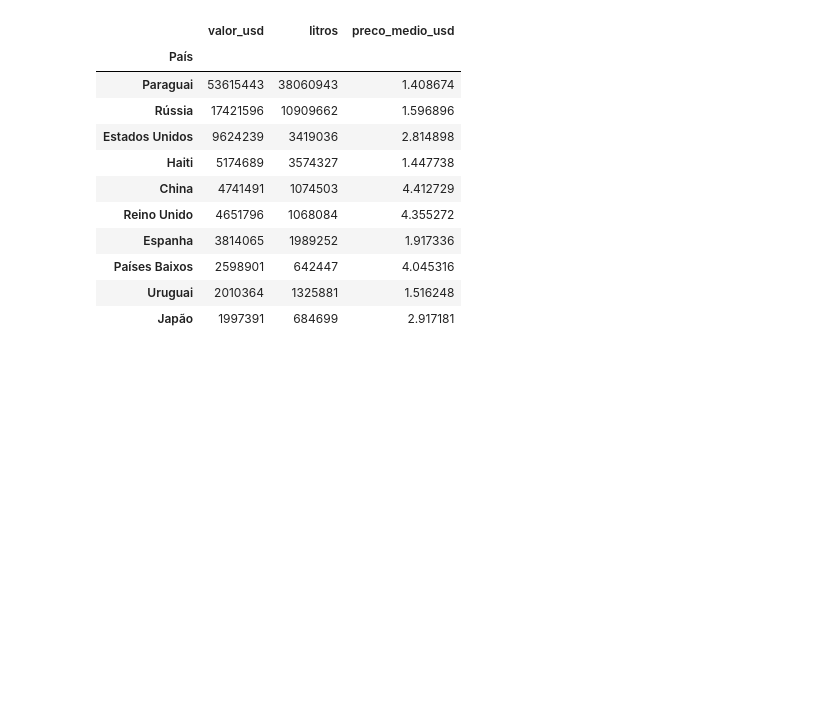
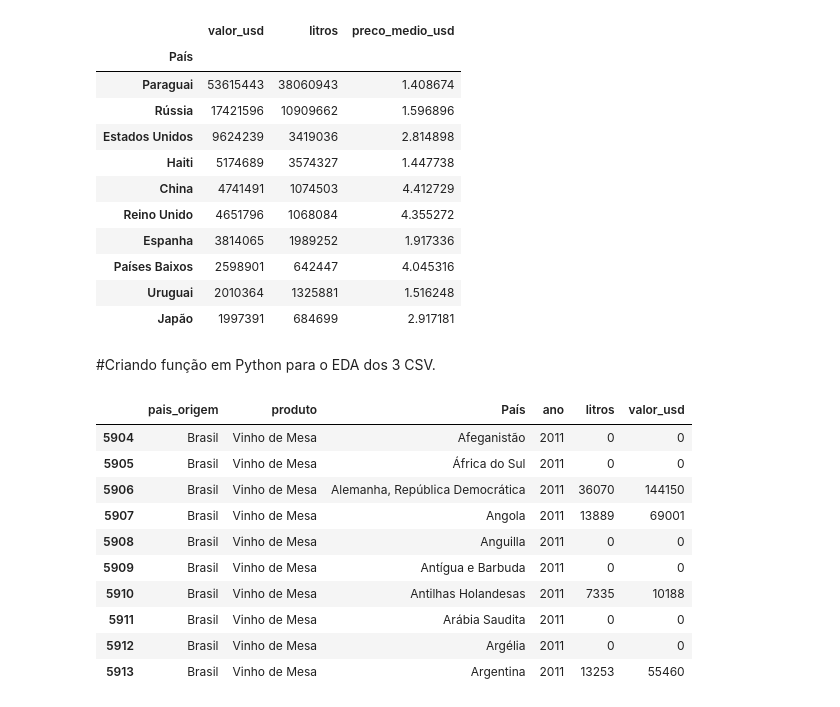
Before and after one commit to gilzeraz/brazil-wine-exports-analysis, a Jupyter notebook: notebooks/wine_exports_analysis.ipynb, the cells around one changed output. Saved outputs shown, nothing was run; the diff lists cells and outputs as text; code cells hidden in the pictures; blank space fills up the shorter version.

Commit message:
feat: função preparar_dados e consolidação dos 4 produtos em df_total

```diff
--- a/notebooks/wine_exports_analysis.ipynb
+++ b/notebooks/wine_exports_analysis.ipynb
@@ -220,3 +220,54 @@ resumo_pais.head(10)
 | Países Baixos | 2598901 | 642447 | 4.045316 |
 | Uruguai | 2010364 | 1325881 | 1.516248 |
 | Japão | 1997391 | 684699 | 2.917181 |
+# %% [markdown]
+#Criando função em Python para o EDA dos 3 CSV.
+# %%
+def preparar_dados(caminho, produto):
+    df = pd.read_csv(caminho, sep='\t')
+
+    cols_litros = []
+    for coluna in df.columns:
+        if '.' not in coluna and coluna != 'Id' and coluna != 'País':
+            cols_litros.append(coluna)
+
+    cols_valor = []
+    for coluna in df.columns:
+        if '.' in coluna:
+            cols_valor.append(coluna)
+
+    df_litros = df.melt(id_vars='País', value_vars=cols_litros, var_name='ano', value_name='litros')
+
+    df_valor = df.melt(id_vars='País', value_vars=cols_valor, var_name='ano', value_name='valor_usd')
+    df_valor['ano'] = df_valor['ano'].str.replace('.1', '', regex=False)
+
+    df_long = df_litros.merge(df_valor, on=['País', 'ano'])
+    df_long['ano'] = df_long['ano'].astype(int)
+
+    df_long.insert(0, 'pais_origem', 'Brasil')
+    df_long.insert(1, 'produto', produto)
+
+    df_long = df_long[df_long['ano'] >= df_long['ano'].max() - 14]
+
+    return df_long
+# %%
+df_vinho = preparar_dados('/content/ExpVinho.csv', 'Vinho de Mesa')
+df_espumantes = preparar_dados('/content/ExpEspumantes.csv', 'Espumante')
+df_suco = preparar_dados('/content/ExpSuco.csv', 'Suco de Uva')
+df_uvas = preparar_dados('/content/ExpUva.csv', 'Uvas Frescas')
+# %%
+df_total = pd.concat([df_vinho, df_espumantes, df_suco, df_uvas], axis=0)
+# %%
+df_total.head(10)
+# %% [output]
+|  | pais_origem | produto | País | ano | litros | valor_usd |
+| 5904 | Brasil | Vinho de Mesa | Afeganistão | 2011 | 0 | 0 |
+| 5905 | Brasil | Vinho de Mesa | África do Sul | 2011 | 0 | 0 |
+| 5906 | Brasil | Vinho de Mesa | Alemanha, República Democrática | 2011 | 36070 | 144150 |
+| 5907 | Brasil | Vinho de Mesa | Angola | 2011 | 13889 | 69001 |
+| 5908 | Brasil | Vinho de Mesa | Anguilla | 2011 | 0 | 0 |
+| 5909 | Brasil | Vinho de Mesa | Antígua e Barbuda | 2011 | 0 | 0 |
+| 5910 | Brasil | Vinho de Mesa | Antilhas Holandesas | 2011 | 7335 | 10188 |
+| 5911 | Brasil | Vinho de Mesa | Arábia Saudita | 2011 | 0 | 0 |
+| 5912 | Brasil | Vinho de Mesa | Argélia | 2011 | 0 | 0 |
+| 5913 | Brasil | Vinho de Mesa | Argentina | 2011 | 13253 | 55460 |
```
